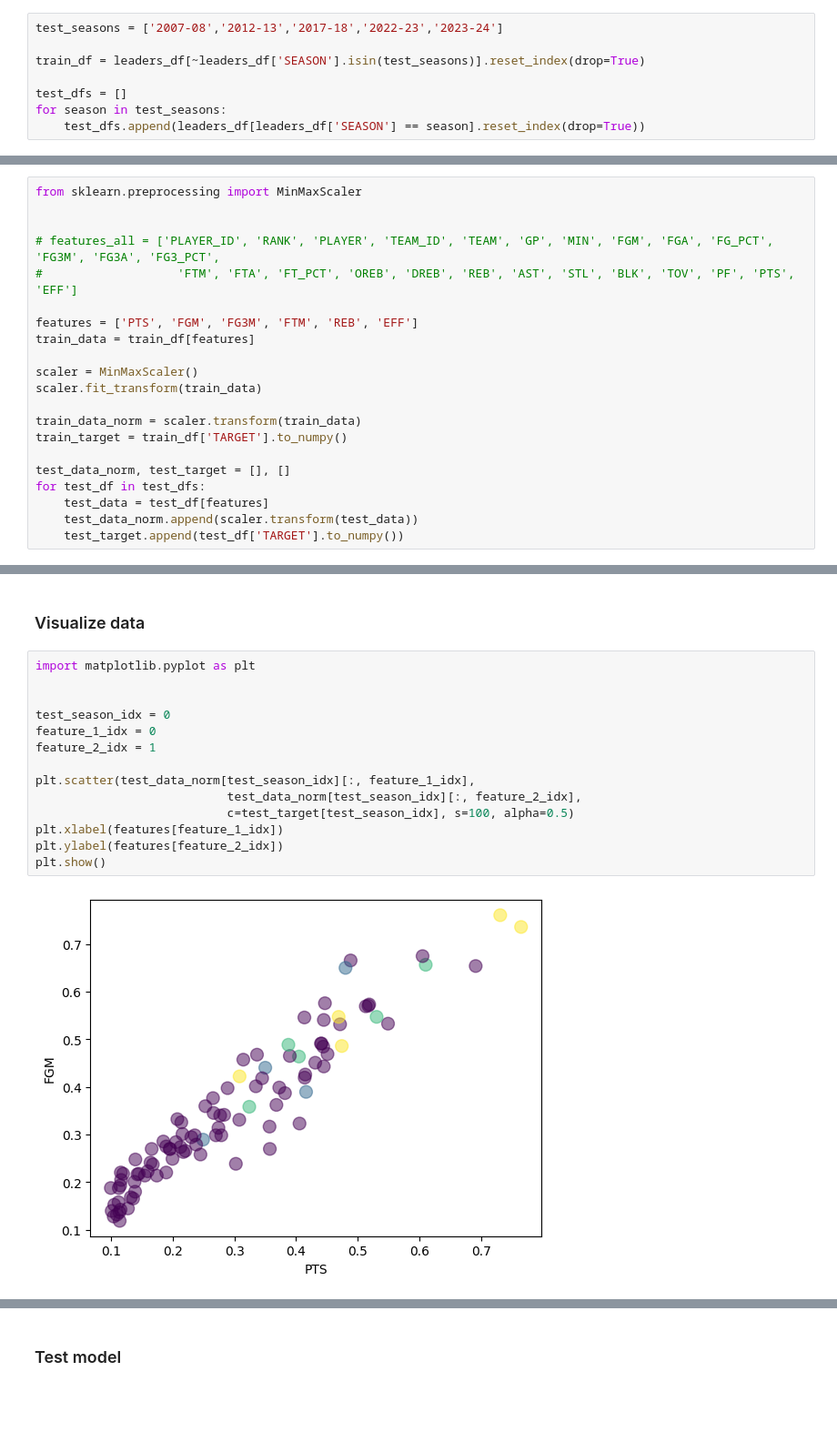
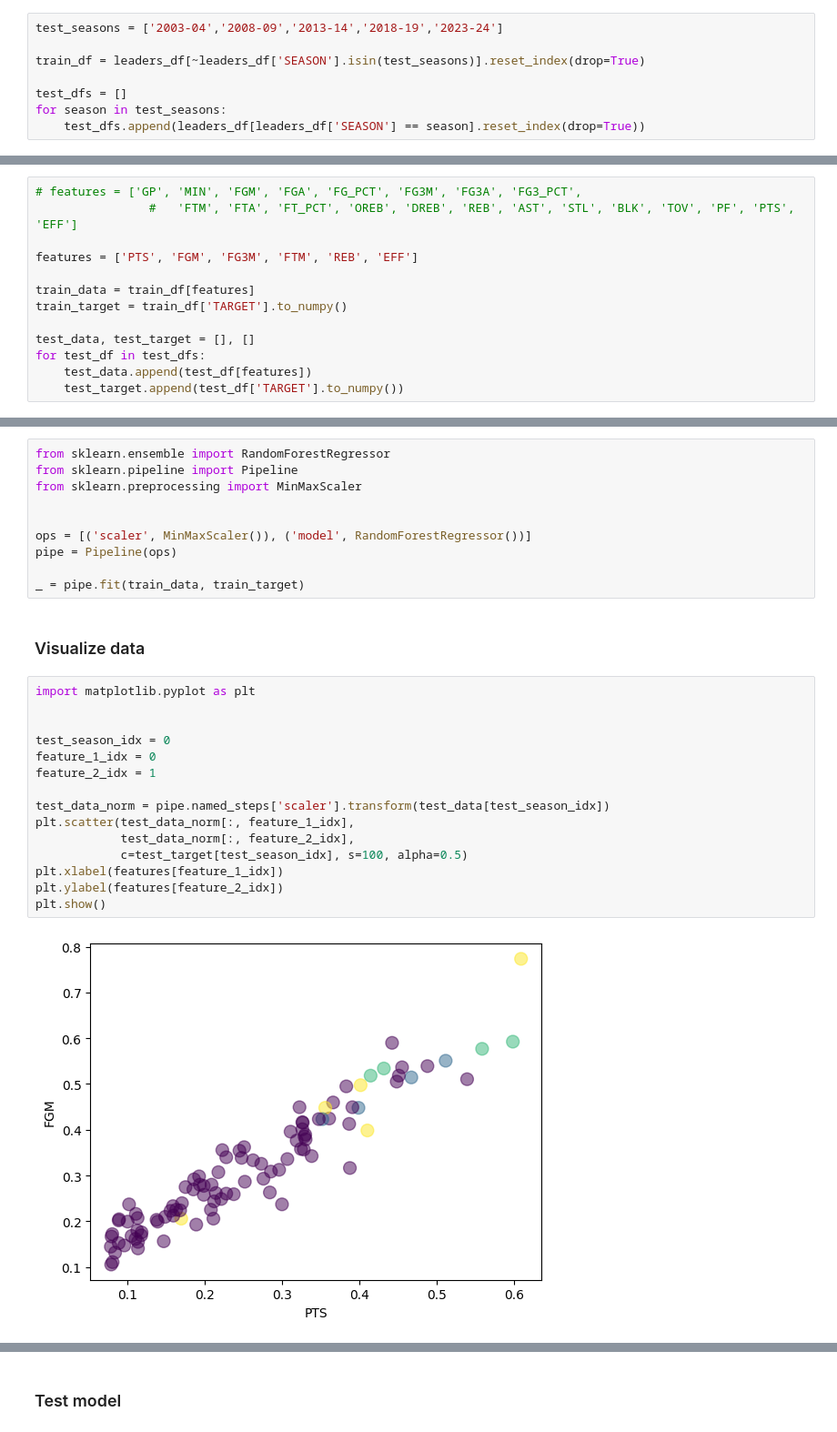
Before and after one commit to krzy3chu/WZUM-project, a Jupyter notebook: WZUM-project.ipynb, the cells around one changed output, grey strips where cells are left out. Shown at 91% size. Drawn from its saved outputs; the diff is of its cells as text; blank space fills up the shorter version.

Commit message:
Merge scaler and regressor into piperline.

```diff
--- a/WZUM-project.ipynb
+++ b/WZUM-project.ipynb
@@ -44,7 +44,7 @@ leaders_analysis = pd.DataFrame(leaders_analysis)
 # %% [markdown]
 ### Split into train and test data
 # %%
-test_seasons = ['2007-08','2012-13','2017-18','2022-23','2023-24']
+test_seasons = ['2003-04','2008-09','2013-14','2018-19','2023-24']
 
 train_df = leaders_df[~leaders_df['SEASON'].isin(test_seasons)].reset_index(drop=True)
 
@@ -56,21 +56,13 @@ for season in test_seasons:
 # %%
-from sklearn.preprocessing import MinMaxScaler
-
-
-# features_all = ['PLAYER_ID', 'RANK', 'PLAYER', 'TEAM_ID', 'TEAM', 'GP', 'MIN', 'FGM', 'FGA', 'FG_PCT', 'FG3M', 'FG3A', 'FG3_PCT',
-#                   'FTM', 'FTA', 'FT_PCT', 'OREB', 'DREB', 'REB', 'AST', 'STL', 'BLK', 'TOV', 'PF', 'PTS', 'EFF']
+# features = ['GP', 'MIN', 'FGM', 'FGA', 'FG_PCT', 'FG3M', 'FG3A', 'FG3_PCT',
+                #   'FTM', 'FTA', 'FT_PCT', 'OREB', 'DREB', 'REB', 'AST', 'STL', 'BLK', 'TOV', 'PF', 'PTS', 'EFF']
 
 features = ['PTS', 'FGM', 'FG3M', 'FTM', 'REB', 'EFF']
+
 train_data = train_df[features]
-
-scaler = MinMaxScaler()
-scaler.fit_transform(train_data)
-
-train_data_norm = scaler.transform(train_data)
 train_target = train_df['TARGET'].to_numpy()
 
-test_data_norm, test_target = [], []
+test_data, test_target = [], []
 for test_df in test_dfs:
-    test_data = test_df[features]
-    test_data_norm.append(scaler.transform(test_data))
+    test_data.append(test_df[features])
     test_target.append(test_df['TARGET'].to_numpy())
@@ -77,18 +71,29 @@ for test_df in test_dfs:
+# %%
+from sklearn.ensemble import RandomForestRegressor
+from sklearn.pipeline import Pipeline
+from sklearn.preprocessing import MinMaxScaler
+
+
+ops = [('scaler', MinMaxScaler()), ('model', RandomForestRegressor())]
+pipe = Pipeline(ops)
+
+_ = pipe.fit(train_data, train_target)
 # %% [markdown]
 ### Visualize data
 # %%
 import matplotlib.pyplot as plt
 
 
 test_season_idx = 0
 feature_1_idx = 0
 feature_2_idx = 1
 
-plt.scatter(test_data_norm[test_season_idx][:, feature_1_idx],
-                           test_data_norm[test_season_idx][:, feature_2_idx],
-                           c=test_target[test_season_idx], s=100, alpha=0.5)
+test_data_norm = pipe.named_steps['scaler'].transform(test_data[test_season_idx])
+plt.scatter(test_data_norm[:, feature_1_idx],
+            test_data_norm[:, feature_2_idx],
+            c=test_target[test_season_idx], s=100, alpha=0.5)
 plt.xlabel(features[feature_1_idx])
 plt.ylabel(features[feature_2_idx])
 plt.show()
 # %% [output]
-[figure, old version]
+[figure, new version]
```
Also changed, not shown: parts of 7 cells of this notebook.
